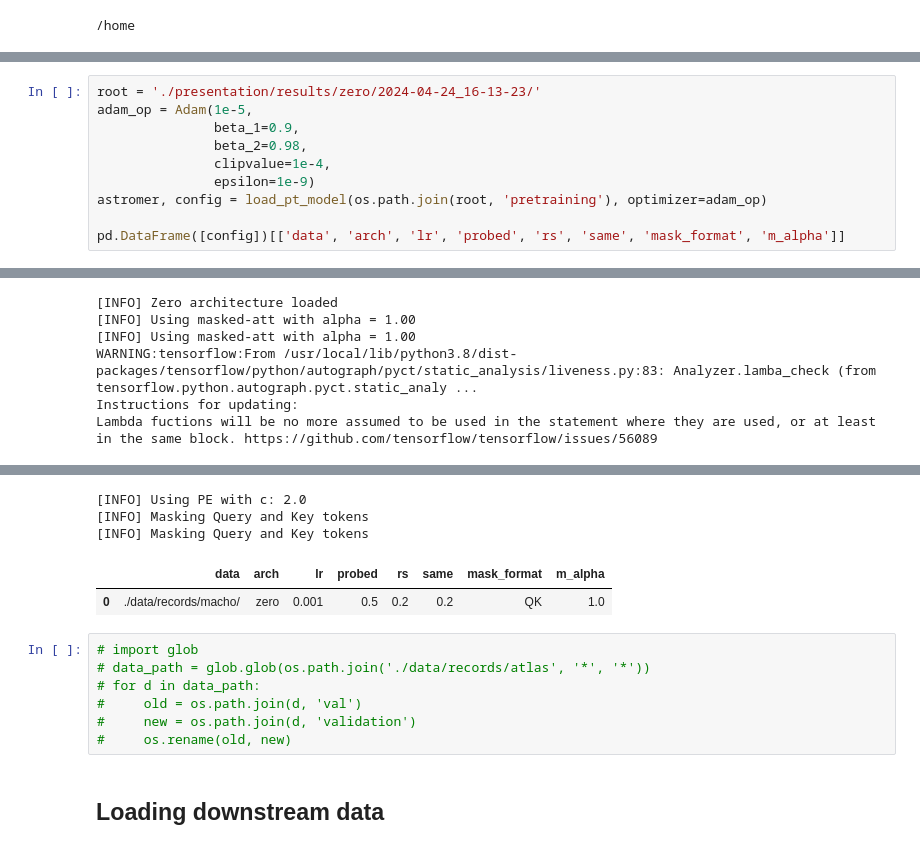
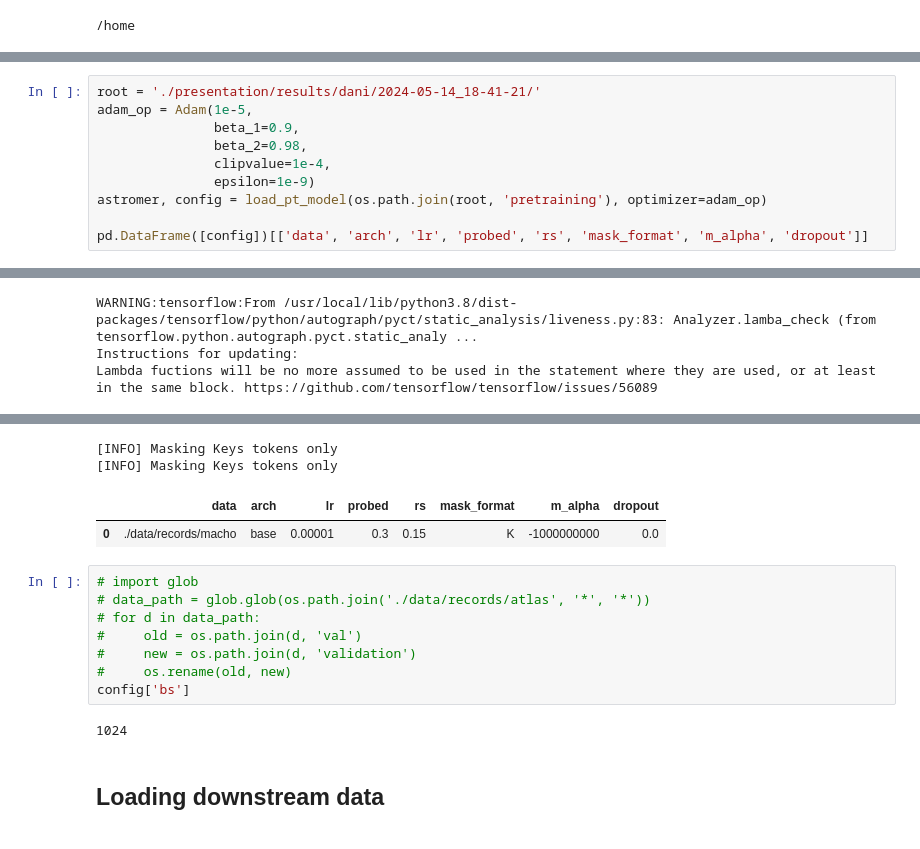
Before and after one commit to cridonoso/astromer, a Jupyter notebook: presentation/pipelines/pipeline_0/Untitled.ipynb, the cells around one changed output, grey strips where cells are left out. Cells and saved outputs as stored; diff of their text form.

```diff
--- a/presentation/pipelines/pipeline_0/Untitled.ipynb
+++ b/presentation/pipelines/pipeline_0/Untitled.ipynb
@@ -27,6 +27,6 @@ os.environ["CUDA_VISIBLE_DEVICES"] = "3"
 To enable them in other operations, rebuild TensorFlow with the appropriate compiler flags.
 # %%
-root = './presentation/results/zero/2024-04-24_16-13-23/'
+root = './presentation/results/dani/2024-05-14_18-41-21/'
 adam_op = Adam(1e-5,
                beta_1=0.9,
                beta_2=0.98,
@@ -34,5 +34,5 @@ adam_op = Adam(1e-5,
                epsilon=1e-9)
 astromer, config = load_pt_model(os.path.join(root, 'pretraining'), optimizer=adam_op)
 
-pd.DataFrame([config])[['data', 'arch', 'lr', 'probed', 'rs', 'same', 'mask_format', 'm_alpha']]
+pd.DataFrame([config])[['data', 'arch', 'lr', 'probed', 'rs', 'mask_format', 'm_alpha', 'dropout']]
 # %% [output]
@@ -47,6 +51,3 @@ To enable them in other operations, rebuild TensorFlow with the appropriate comp
-[INFO] Zero architecture loaded
-[INFO] Using masked-att with alpha = 1.00
-[INFO] Using masked-att with alpha = 1.00
 WARNING:tensorflow:From /usr/local/lib/python3.8/dist-packages/tensorflow/python/autograph/pyct/static_analysis/liveness.py:83: Analyzer.lamba_check (from tensorflow.python.autograph.pyct.static_analy ...
 Instructions for updating:
 Lambda fuctions will be no more assumed to be used in the statement where they are used, or at least in the same block. https://github.com/tensorflow/tensorflow/issues/56089
@@ -59,10 +55,9 @@ e NUMA node, so returning NUMA node zero
 Instructions for updating:
 Lambda fuctions will be no more assumed to be used in the statement where they are used, or at least in the same block. https://github.com/tensorflow/tensorflow/issues/56089
-[INFO] Using PE with c: 2.0
-[INFO] Masking Query and Key tokens
-[INFO] Masking Query and Key tokens
+[INFO] Masking Keys tokens only
+[INFO] Masking Keys tokens only
-|  | data | arch | lr | probed | rs | same | mask_format | m_alpha |
-| 0 | ./data/records/macho/ | zero | 0.001 | 0.5 | 0.2 | 0.2 | QK | 1.0 |
+|  | data | arch | lr | probed | rs | mask_format | m_alpha | dropout |
+| 0 | ./data/records/macho | base | 0.00001 | 0.3 | 0.15 | K | -1000000000 | 0.0 |
 # %%
 # import glob
 # data_path = glob.glob(os.path.join('./data/records/atlas', '*', '*'))
@@ -70,6 +65,9 @@ Lambda fuctions will be no more assumed to be used in the statement where they a
 #     old = os.path.join(d, 'val')
 #     new = os.path.join(d, 'validation')
 #     os.rename(old, new)
+config['bs']
+# %% [output]
+1024
 # %% [markdown]
 ## Loading downstream data
 # %%
```
Also changed, not shown: parts of 16 cells of this notebook, 4 other files.
